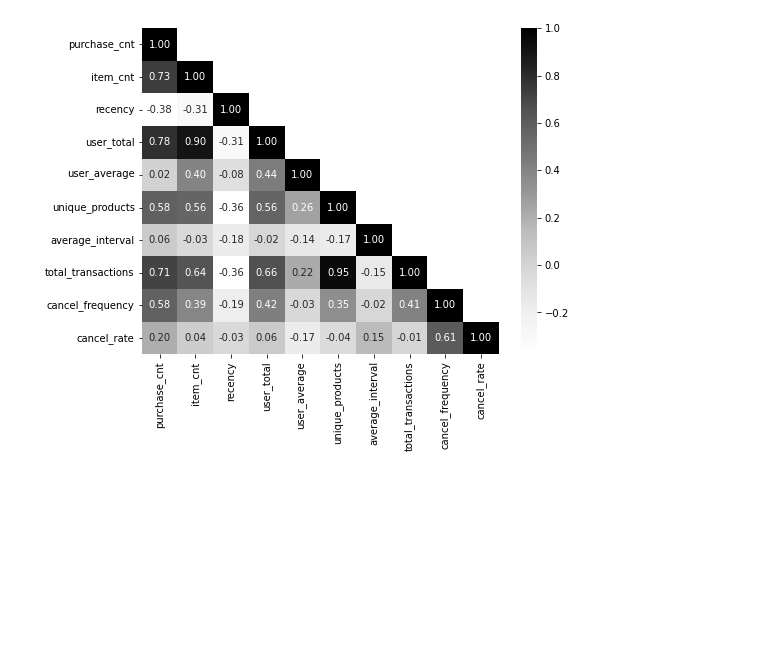
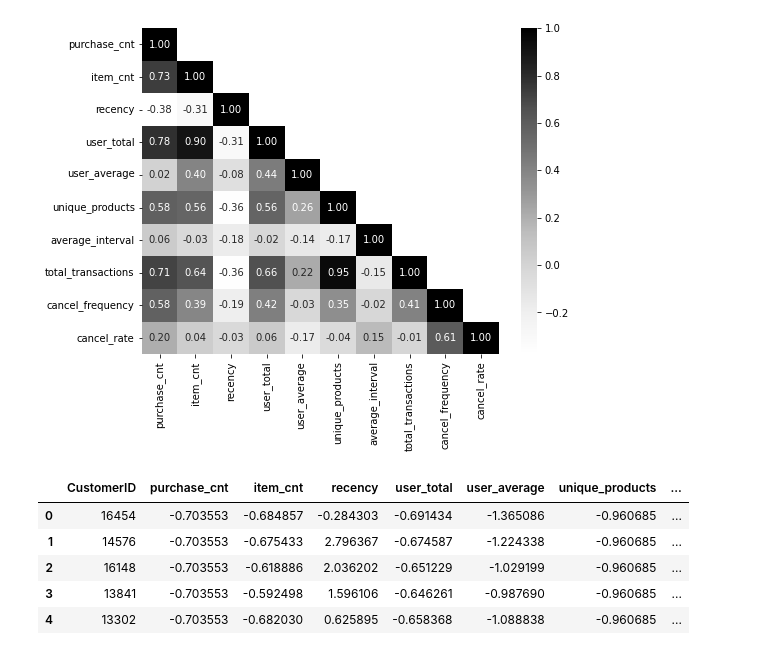
Before and after one commit to jul-ee/customer-segmentation, a Jupyter notebook: customer_segmentation/customer_segmentation.ipynb, the cells around one changed output. Drawn from its saved outputs; the diff is of its cells as text; code cells hidden in the pictures; blank space fills up the shorter version.

```diff
--- a/customer_segmentation/customer_segmentation.ipynb
+++ b/customer_segmentation/customer_segmentation.ipynb
@@ -112,0 +115,25 @@ plt.show()
+# %%
+from sklearn.preprocessing import StandardScaler
+scaler = StandardScaler()
+# %%
+# 원본 데이터 보존을 위해 복사
+data = user_data.copy()
+
+# CustomerID를 제외한 데이터에 스케일링 적용
+
+# iloc: 데이터 특정 값 추출
+# columns: 데이터프레임의 열 이름 조회
+columns_list = data.iloc[:, 1:].columns
+# fit(): 각 특성의 평균과 표준편차 계산 (학습 단계)
+# transform(): 위 값을 이용해 데이터를 표준화 (변환 단계)
+data[columns_list] = scaler.fit_transform(data[columns_list])
+# %%
+# 스케일링 된 데이터 출력
+data.head()
+# %% [output]
+|  | CustomerID | purchase_cnt | item_cnt | recency | user_total | user_average | unique_products | ... |
+| 0 | 16454 | -0.703553 | -0.684857 | -0.284303 | -0.691434 | -1.365086 | -0.960685 | ... |
+| 1 | 14576 | -0.703553 | -0.675433 | 2.796367 | -0.674587 | -1.224338 | -0.960685 | ... |
+| 2 | 16148 | -0.703553 | -0.618886 | 2.036202 | -0.651229 | -1.029199 | -0.960685 | ... |
+| 3 | 13841 | -0.703553 | -0.592498 | 1.596106 | -0.646261 | -0.987690 | -0.960685 | ... |
+| 4 | 13302 | -0.703553 | -0.682030 | 0.625895 | -0.658368 | -1.088838 | -0.960685 | ... |
```
Also changed, not shown: parts of 1 cell of this notebook.
